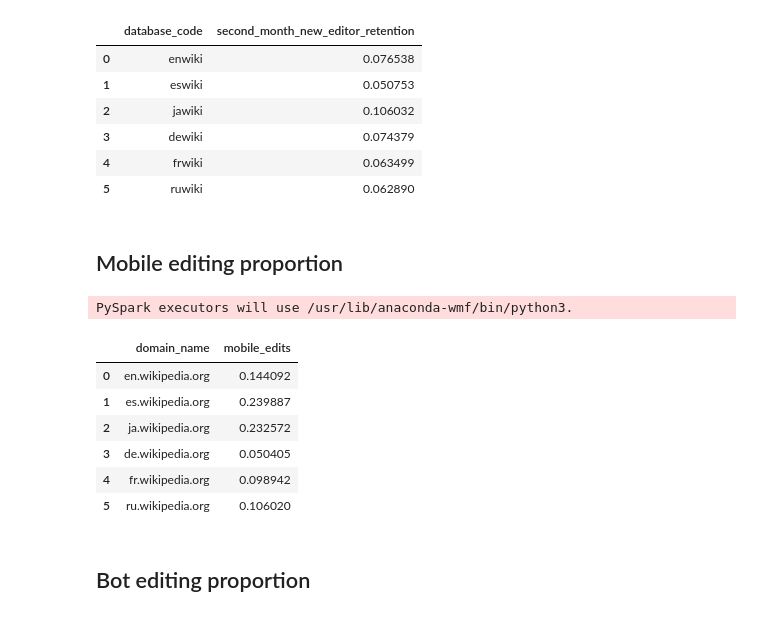
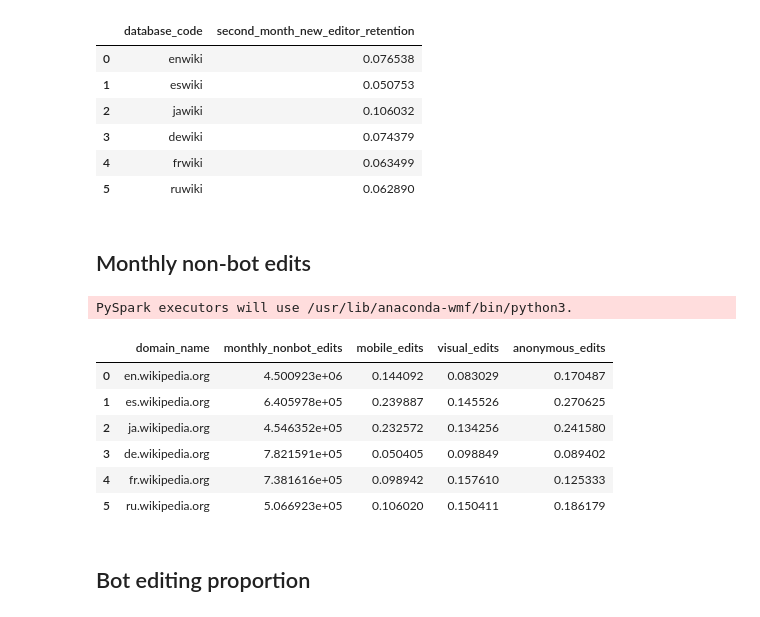
Before and after one commit to wikimedia-research/wiki-comparison, a Jupyter notebook: data-collection/data-collection.ipynb, the cells around one changed output. Cells and saved outputs as stored; diff of their text form; code cells hidden in the pictures.

```diff
--- a/data-collection/data-collection.ipynb
+++ b/data-collection/data-collection.ipynb
@@ -254,0 +256,19 @@ wikis["overall_size_rank"] = rank
+# %%
+me = wmf.spark.run("""
+SELECT
+    wiki AS database_code,
+    COUNT(*) / 12 AS monthly_editors,
+    SUM(CAST(content_edits >= 5 AS INT)) / 12 AS monthly_active_editors,
+    SUM(CAST(
+        content_edits >= 5
+        AND TRUNC(user_registration, 'MM') = TRUNC(month, 'MM')
+    AS INT)) / 12 AS monthly_new_active_editors
+FROM wmf_product.editor_month
+WHERE
+    month >= "{start}"
+    AND month < "{end}"
+    AND user_id != 0
+    -- Despite the name, this field identifies bots using both the name and group strategies
+    AND NOT bot_by_group
+GROUP BY wiki
+""".format(**query_vars))
@@ -281,33 +398,36 @@ check(ner, "database_code")
 | 5 | ruwiki | 0.062890 |
 # %%
 merge_in(ner)
-# %% [markdown]
-## Mobile editing proportion
+# %% [markdown]
+## Monthly non-bot edits
 # %%
-mep = wmf.spark.run(
-"""
+mnbe = wmf.spark.run("""
 SELECT
     CONCAT(project, ".org") AS domain_name,
+    SUM(edit_count) / 12 AS monthly_nonbot_edits,
     SUM(CASE WHEN ARRAY_CONTAINS(revision_tags, "mobile edit") THEN edit_count END)
-        / SUM(edit_count) AS mobile_edits
+        / SUM(edit_count) AS mobile_edits,
+    SUM(CASE WHEN ARRAY_CONTAINS(revision_tags, "visualeditor") THEN edit_count END)
+        / SUM(edit_count) AS visual_edits,
+    SUM(CASE WHEN user_is_anonymous THEN edit_count END) / SUM(edit_count) AS anonymous_edits
 FROM wmf.edit_hourly
 WHERE
     ts >= "{start}"
     AND ts < "{end}"
+    AND NOT user_is_bot
     AND snapshot = "{snapshot}"
-    AND NOT user_is_bot
 GROUP BY CONCAT(project, ".org")
 """.format(**query_vars))
 # %% [output]
 PySpark executors will use /usr/lib/anaconda-wmf/bin/python3.
 # %%
-check(mep, index_col="domain_name")
+check(mnbe, index_col="domain_name")
 # %% [output]
-|  | domain_name | mobile_edits |
-| 0 | en.wikipedia.org | 0.144092 |
-| 1 | es.wikipedia.org | 0.239887 |
-| 2 | ja.wikipedia.org | 0.232572 |
-| 3 | de.wikipedia.org | 0.050405 |
-| 4 | fr.wikipedia.org | 0.098942 |
-| 5 | ru.wikipedia.org | 0.106020 |
+|  | domain_name | monthly_nonbot_edits | mobile_edits | visual_edits | anonymous_edits |
+| 0 | en.wikipedia.org | 4.500923e+06 | 0.144092 | 0.083029 | 0.170487 |
+| 1 | es.wikipedia.org | 6.405978e+05 | 0.239887 | 0.145526 | 0.270625 |
+| 2 | ja.wikipedia.org | 4.546352e+05 | 0.232572 | 0.134256 | 0.241580 |
+| 3 | de.wikipedia.org | 7.821591e+05 | 0.050405 | 0.098849 | 0.089402 |
+| 4 | fr.wikipedia.org | 7.381616e+05 | 0.098942 | 0.157610 | 0.125333 |
+| 5 | ru.wikipedia.org | 5.066923e+05 | 0.106020 | 0.150411 | 0.186179 |
 # %%
```
Also changed, not shown: parts of 82 cells of this notebook, 1 other file.
